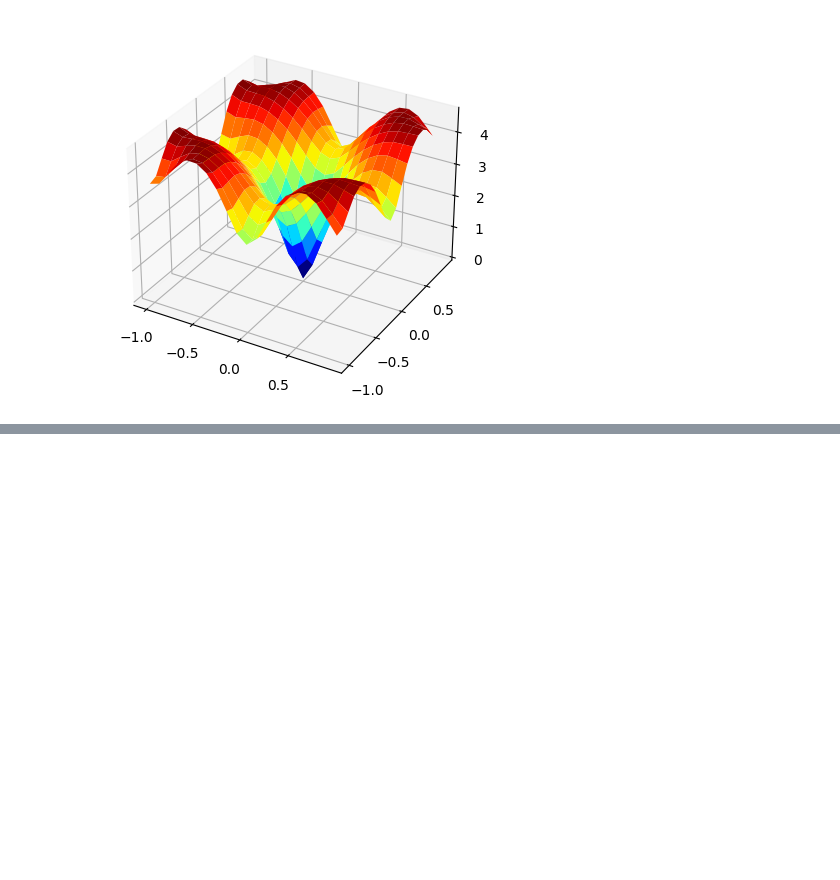
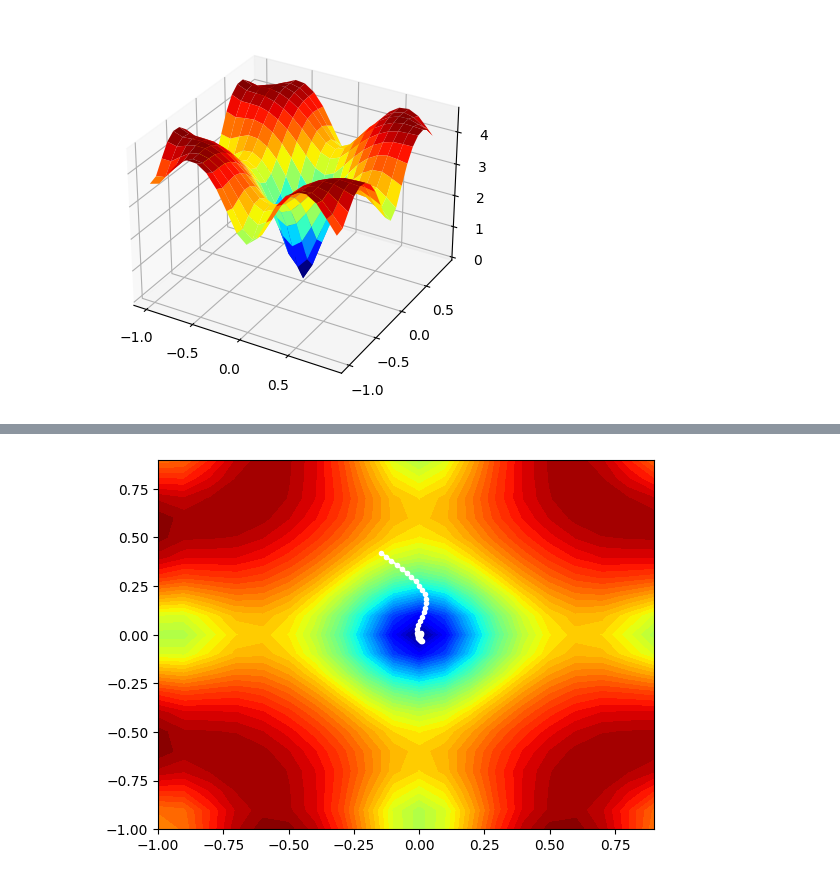
Before and after one commit to ShreyaGarg01/ADAN, a Jupyter notebook: test.ipynb, the cells around one changed output, grey strips where cells are left out. Drawn from its saved outputs; the diff is of its cells as text; code cells hidden in the pictures; blank space fills up the shorter version.

Commit message:
ADAM

```diff
--- a/test.ipynb
+++ b/test.ipynb
@@ -42,10 +46,10 @@ pyplot.show()
 # %% [output]
 [figure]
 # %%
-# The gradient of the Ackley function using numerical differentiation
+# The gradient of the objective function using numerical differentiation
 
-def calculate_gradient(x, y):
+def derivative(x, y):
     h = 1e-5
-    gradient_x = (ackley(x + h, y) - ackley(x, y)) / h
-    gradient_y = (ackley(x, y + h) - ackley(x, y)) / h
-    return gradient_x, gradient_y
+    gradient_x = (objective(x + h, y) - objective(x, y)) / h
+    gradient_y = (objective(x, y + h) - objective(x, y)) / h
+    return asarray([gradient_x, gradient_y])
@@ -51,0 +108,15 @@ def calculate_gradient(x, y):
+# %%
+# seed the pseudo random number generator
+seed(1)
+# define range for input
+bounds = asarray([[-1.0, 1.0], [-1.0, 1.0]])
+# define the total iterations
+n_iter = 60
+# steps size
+alpha = 0.02
+# factor for average gradient
+beta1 = 0.8
+# factor for average squared gradient
+beta2 = 0.999
+# perform the gradient descent search with adam
+solutions = adam(objective, derivative, bounds, n_iter, alpha, beta1, beta2)
@@ -51,0 +141,18 @@ def calculate_gradient(x, y):
+# %%
+
+# sample input range uniformly at 0.1 increments
+xaxis = arange(bounds[0,0], bounds[0,1], 0.1)
+yaxis = arange(bounds[1,0], bounds[1,1], 0.1)
+# create a mesh from the axis
+x, y = meshgrid(xaxis, yaxis)
+# compute targets
+results = objective(x, y)
+# create a filled contour plot with 50 levels and jet color scheme
+pyplot.contourf(x, y, results, levels=50, cmap='jet')
+# plot the sample as black circles
+solutions = asarray(solutions)
+pyplot.plot(solutions[:, 0], solutions[:, 1], '.-', color='w')
+# show the plot
+pyplot.show()
+# %% [output]
+[figure, added]
```
Also changed, not shown: parts of 8 cells of this notebook.
